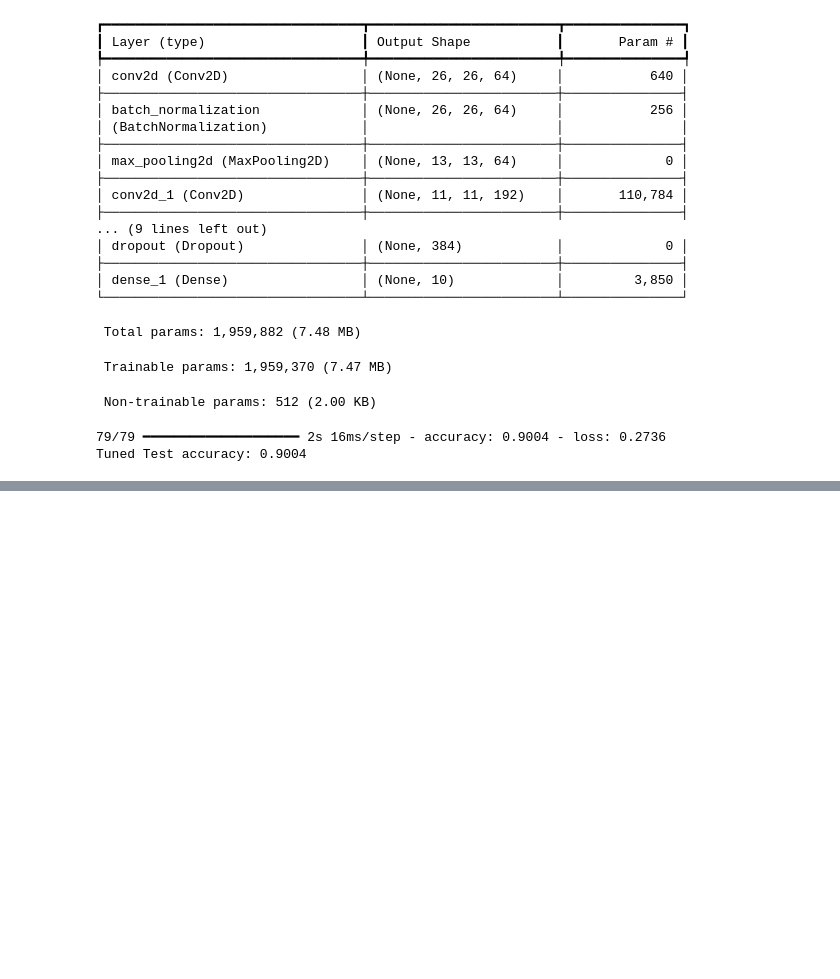
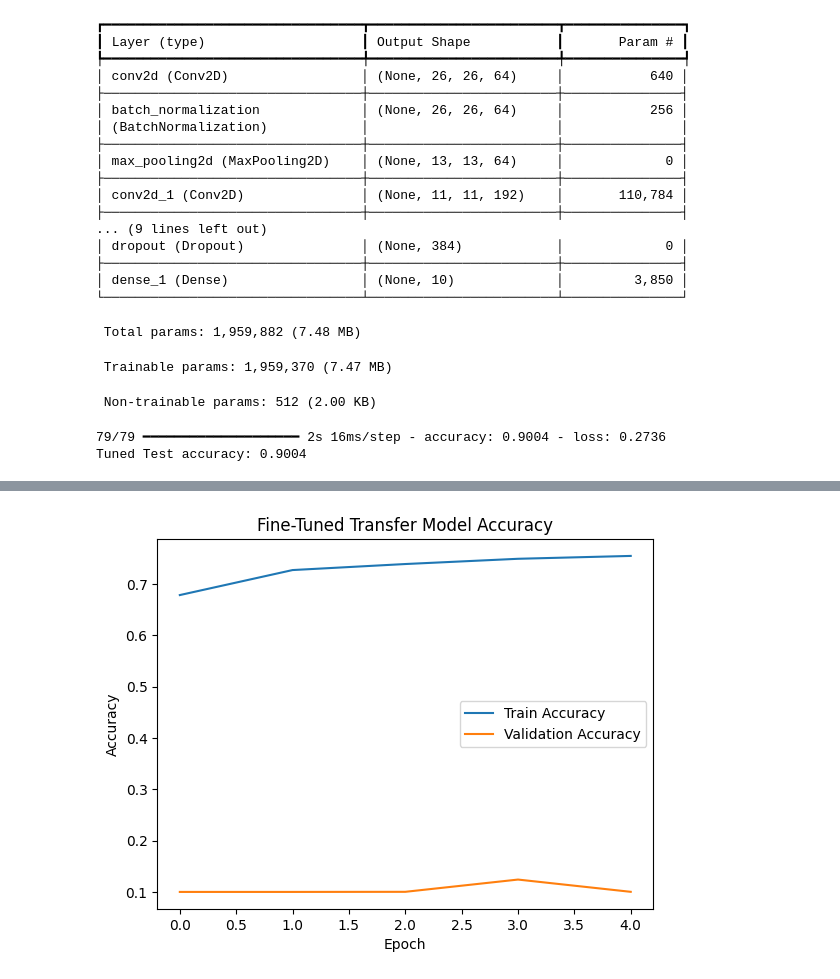
Before and after one commit to ErebusAbyss/fashion-mnist-classification, a Jupyter notebook: fashion_mnist_cnn.ipynb, the cells around one changed output, grey strips where cells are left out. Drawn from its saved outputs; the diff is of its cells as text; code cells hidden in the pictures; blank space fills up the shorter version.

```diff
--- a/fashion_mnist_cnn.ipynb
+++ b/fashion_mnist_cnn.ipynb
@@ -319,0 +331,38 @@ Transfer Learning Test accuracy: 0.5961
+# %%
+# Fine-tune: Unfreeze last layers
+base_model = transfer_model.layers[3]  # Adjust index if needed (check summary for MobileNet layer)
+base_model.trainable = True
+for layer in base_model.layers[:-10]:  # Unfreeze last 10 layers (less for stability)
+    layer.trainable = False
+
+# Recompile with lower LR
+transfer_model.compile(
+    optimizer=keras.optimizers.Adam(learning_rate=1e-4),
+    loss='sparse_categorical_crossentropy',
+    metrics=['accuracy']
+)
+
+# Fine-tune training
+history_fine = transfer_model.fit(
+    train_generator,
+    epochs=20,
+    validation_data=test_generator,
+    callbacks=[early_stop]
+)
+
+# Evaluate
+test_loss, test_acc = transfer_model.evaluate(test_generator)
+print(f"Fine-Tuned Transfer accuracy: {test_acc:.4f}")
+
+# Save
+transfer_model.save('fine_tuned_fashion_model.keras')
+
+# Plot
+plt.plot(history_fine.history['accuracy'], label='Train Accuracy')
+plt.plot(history_fine.history['val_accuracy'], label='Validation Accuracy')
+plt.title('Fine-Tuned Transfer Model Accuracy')
+plt.xlabel('Epoch')
+plt.ylabel('Accuracy')
+plt.legend()
+plt.show()
+# %% [output]
@@ -319,0 +381 @@ Transfer Learning Test accuracy: 0.5961
+[figure, added]
```
Also changed, not shown: parts of 3 cells of this notebook.
